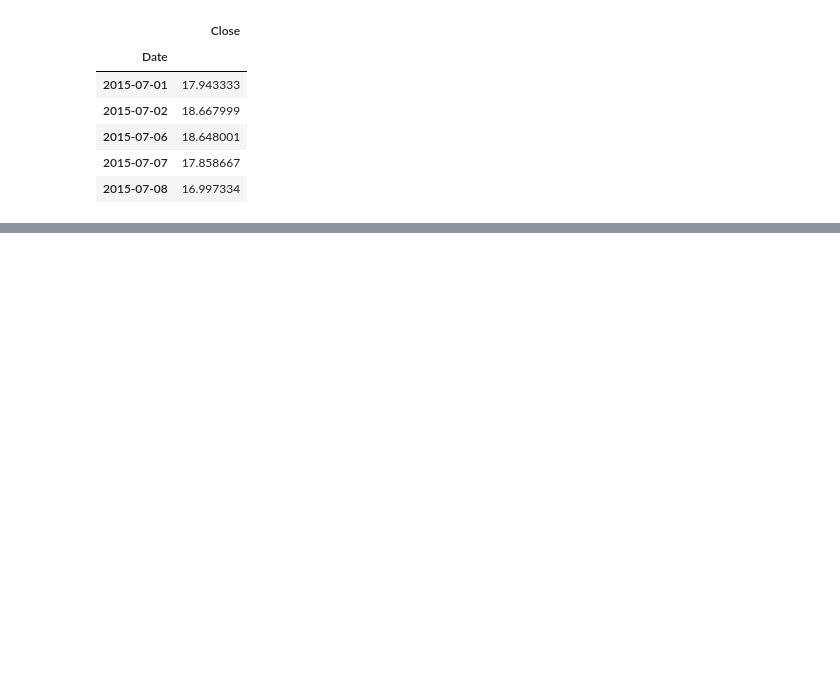
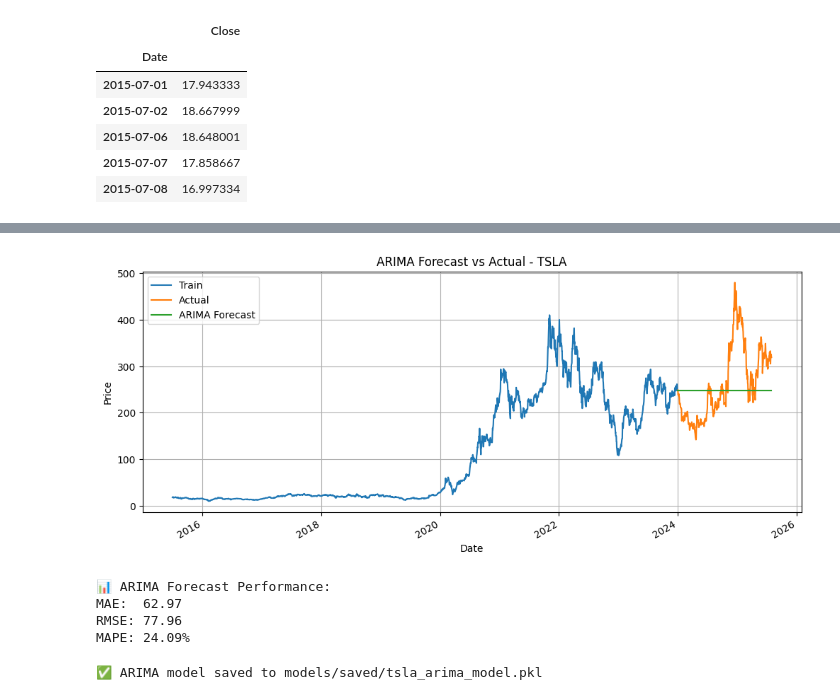
Before and after one commit to Filimon-H/GMF-investment-portfolio-management, a Jupyter notebook: notebooks/forecasting.ipynb, the cells around one changed output, grey strips where cells are left out. Cells and saved outputs as stored; diff of their text form; code cells hidden in the pictures; blank space fills up the shorter version.

```diff
--- a/notebooks/forecasting.ipynb
+++ b/notebooks/forecasting.ipynb
@@ -19,0 +50,49 @@ tsla_close.head()
+# %%
+# Forecast the length of the test set
+forecast_steps = len(test)
+arima_preds = forecast_arima(model_arima, steps=forecast_steps)
+
+# Align with test index
+arima_preds.index = test.index
+# %%
+# Plot forecast vs actual
+plt.figure(figsize=(12, 5))
+train['Close'].plot(label='Train')
+test['Close'].plot(label='Actual')
+arima_preds.plot(label='ARIMA Forecast')
+plt.title("ARIMA Forecast vs Actual - TSLA")
+plt.xlabel("Date")
+plt.ylabel("Price")
+plt.legend()
+plt.grid(True)
+plt.show()
+# %% [output]
+[figure, added]
+# %%
+from sklearn.metrics import mean_squared_error
+
+mae = mean_absolute_error(test['Close'], arima_preds)
+rmse = mean_squared_error(test['Close'], arima_preds) ** 0.5  # ✅ Take square root manually
+mape = mean_absolute_percentage_error(test['Close'], arima_preds)
+
+print("📊 ARIMA Forecast Performance:")
+print(f"MAE:  {mae:.2f}")
+print(f"RMSE: {rmse:.2f}")
+print(f"MAPE: {mape:.2%}")
+# %% [output]
+📊 ARIMA Forecast Performance:
+MAE:  62.97
+RMSE: 77.96
+MAPE: 24.09%
+# %%
+import joblib
+import os
+
+# Ensure folder exists
+os.makedirs("../models/saved", exist_ok=True)
+
+# Save ARIMA model
+joblib.dump(model_arima, "../models/saved/tsla_arima_model.pkl")
+print("✅ ARIMA model saved to models/saved/tsla_arima_model.pkl")
+# %% [output]
+✅ ARIMA model saved to models/saved/tsla_arima_model.pkl
```
Also changed, not shown: parts of 2 cells of this notebook, 1 other file.
